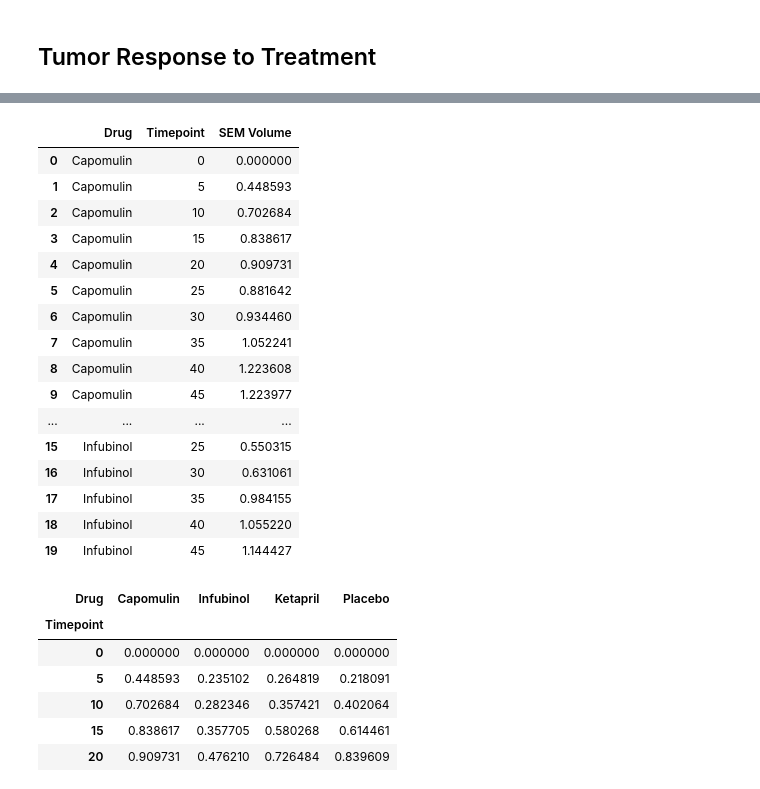
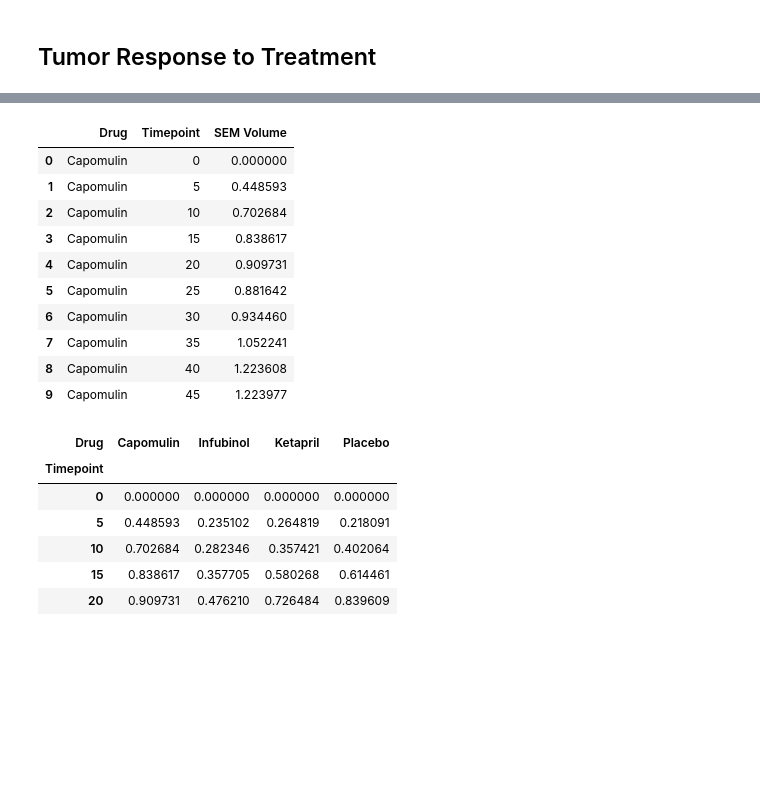
Before and after one commit to shuck0407/Pymaceuticals-Work, a Jupyter notebook: Huckleberry_pymaceuticals.ipynb, the cells around one changed output, grey strips where cells are left out. Cells and saved outputs as stored; diff of their text form; code cells hidden in the pictures; blank space fills up the shorter version.

```diff
--- a/Huckleberry_pymaceuticals.ipynb
+++ b/Huckleberry_pymaceuticals.ipynb
@@ -97,39 +94,32 @@ drug_tumor_sum_df.head(20)
 # %%
 # Store the Standard Error of Tumor Volumes Grouped by Drug and Timepoint
 
 
 sem_drug = drug_tumor_sum_df.groupby('Drug').sem()
-# sem_drug
 
 drug_results_grp = drug_results_tumor_df.groupby(['Drug', 'Timepoint']).sem()
 drug_results_grp
 
 #Convert the grouped object into a dataframe and then display a preview
 drug_tumor_sem_df = pd.DataFrame(drug_results_grp.reset_index())
 drug_tumor_sem_df.head(20)
 
 #rename the Volume column to SEM
 
 drug_tumor_sem_df.columns = ['Drug', 'Timepoint', 'SEM Volume']
-drug_tumor_sem_df.head(20)
+drug_tumor_sem_df.head(10)
 # %% [output]
 |  | Drug | Timepoint | SEM Volume |
 | 0 | Capomulin | 0 | 0.000000 |
 | 1 | Capomulin | 5 | 0.448593 |
 | 2 | Capomulin | 10 | 0.702684 |
 | 3 | Capomulin | 15 | 0.838617 |
 | 4 | Capomulin | 20 | 0.909731 |
 | 5 | Capomulin | 25 | 0.881642 |
 | 6 | Capomulin | 30 | 0.934460 |
 | 7 | Capomulin | 35 | 1.052241 |
 | 8 | Capomulin | 40 | 1.223608 |
 | 9 | Capomulin | 45 | 1.223977 |
-| ... | ... | ... | ... |
-| 15 | Infubinol | 25 | 0.550315 |
-| 16 | Infubinol | 30 | 0.631061 |
-| 17 | Infubinol | 35 | 0.984155 |
-| 18 | Infubinol | 40 | 1.055220 |
-| 19 | Infubinol | 45 | 1.144427 |
 # %%
 # Minor Data Munging to Re-Format the Data Frames
 
```
Also changed, not shown: parts of 16 cells of this notebook.
